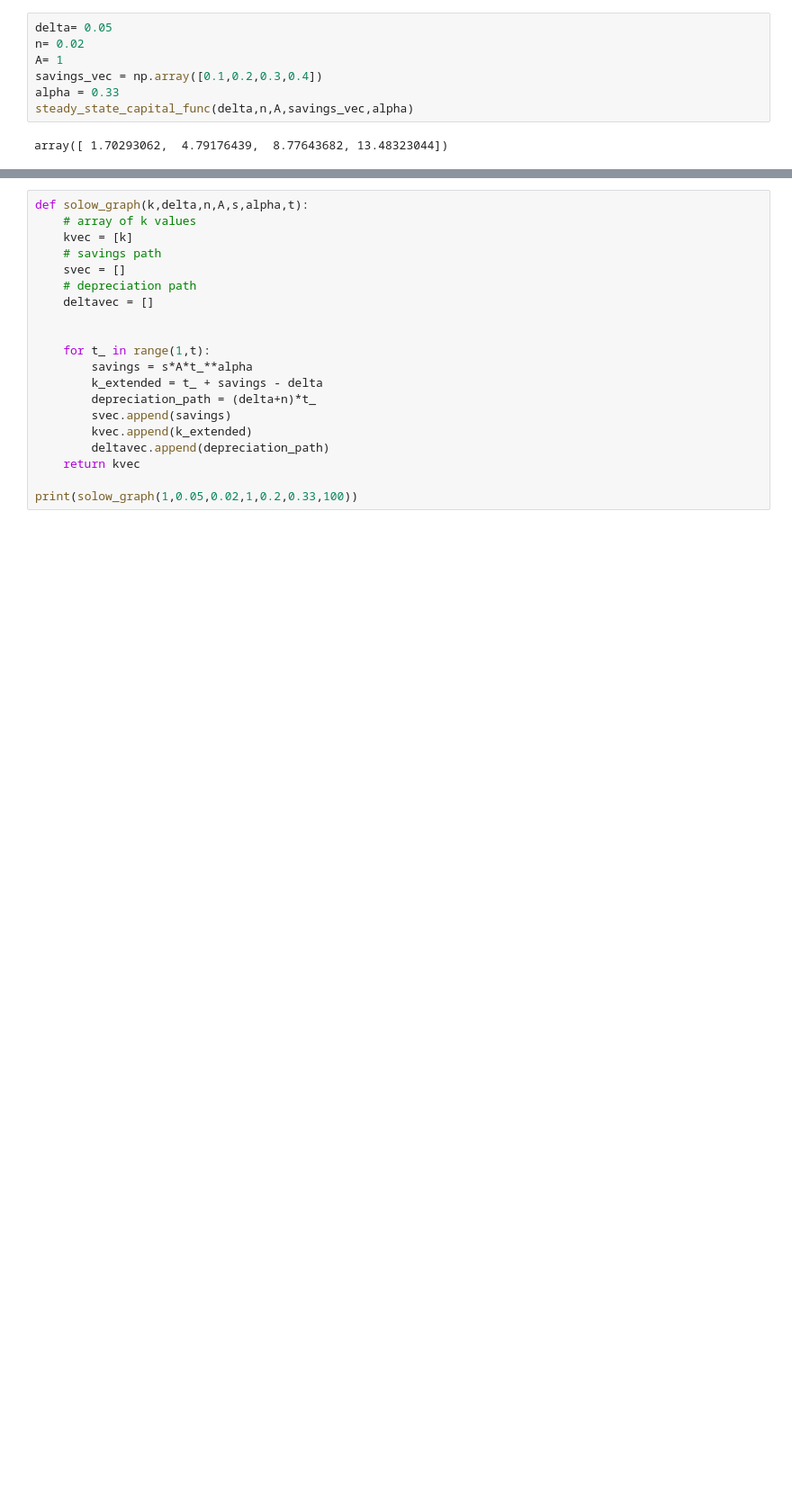
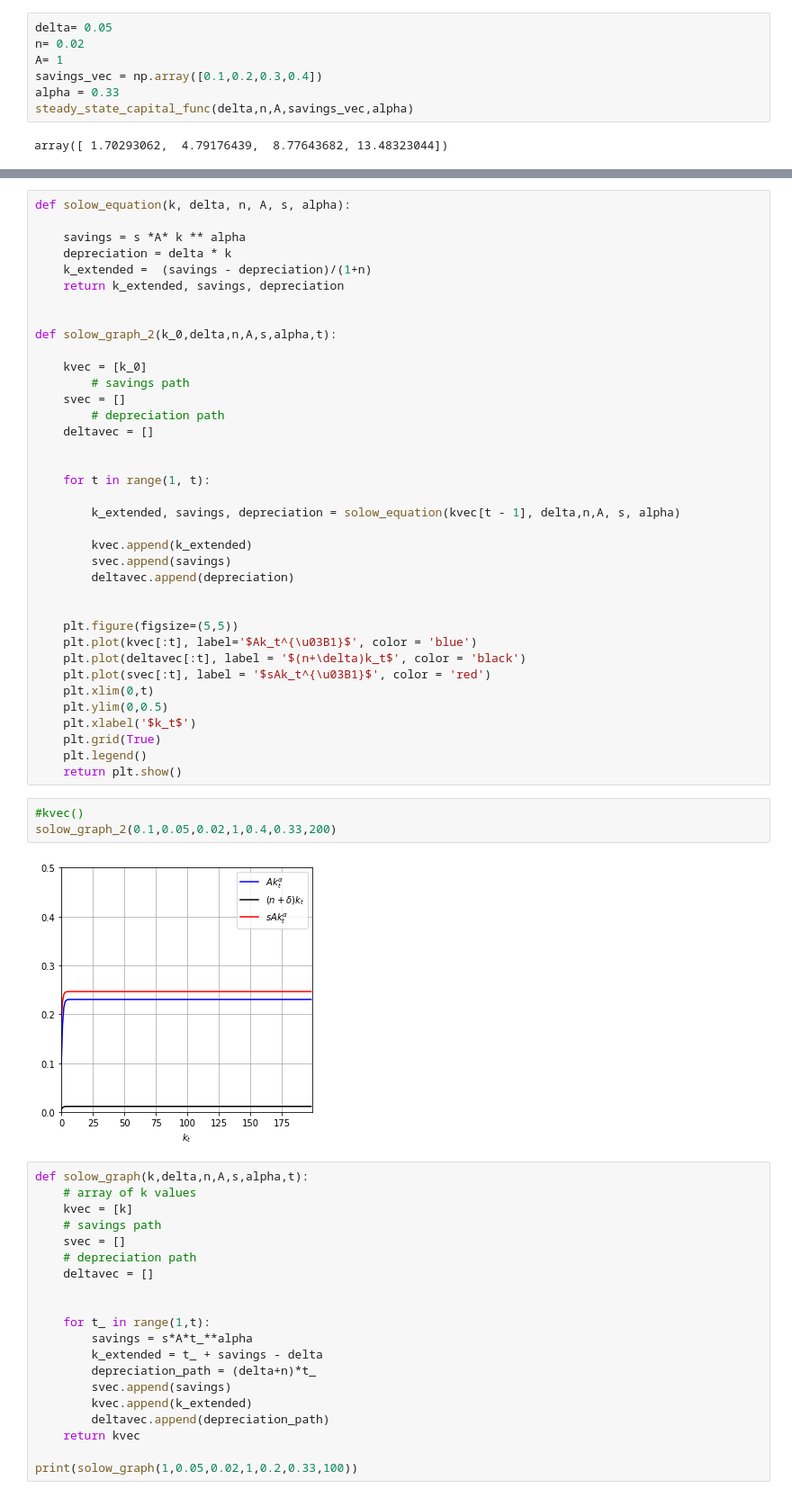
Before and after one commit to NumEconCopenhagen/projects-2020-1001numpyarrays, a Jupyter notebook: modelproject/modelproject.ipynb, the cells around one changed output, grey strips where cells are left out. Shown at 90% size. Cells and saved outputs as stored; diff of their text form; blank space fills up the shorter version.

```diff
--- a/modelproject/modelproject.ipynb
+++ b/modelproject/modelproject.ipynb
@@ -175,3 +169,45 @@ TypeError: 'float' object is not subscriptable
+# %%
+def solow_equation(k, delta, n, A, s, alpha):
+
+    savings = s *A* k ** alpha
+    depreciation = delta * k
+    k_extended =  (savings - depreciation)/(1+n)
+    return k_extended, savings, depreciation
+
+
+def solow_graph_2(k_0,delta,n,A,s,alpha,t):
+
+    kvec = [k_0]
+        # savings path
+    svec = []
+        # depreciation path
+    deltavec = []
+
+
+    for t in range(1, t):
+
+        k_extended, savings, depreciation = solow_equation(kvec[t - 1], delta,n,A, s, alpha)
+
+        kvec.append(k_extended)
+        svec.append(savings)
+        deltavec.append(depreciation)
+
+
+    plt.figure(figsize=(5,5))
+    plt.plot(kvec[:t], label='$Ak_t^{\u03B1}$', color = 'blue')
+    plt.plot(deltavec[:t], label = '$(n+\delta)k_t$', color = 'black')
+    plt.plot(svec[:t], label = '$sAk_t^{\u03B1}$', color = 'red')
+    plt.xlim(0,t)
+    plt.ylim(0,0.5)
+    plt.xlabel('$k_t$')
+    plt.grid(True)
+    plt.legend()
+    return plt.show()
+# %%
+#kvec()
+solow_graph_2(0.1,0.05,0.02,1,0.4,0.33,200)
+# %% [output]
+[figure, added]
 # %%
 def solow_graph(k,delta,n,A,s,alpha,t):
     # array of k values
```
Also changed, not shown: parts of 4 cells of this notebook.
